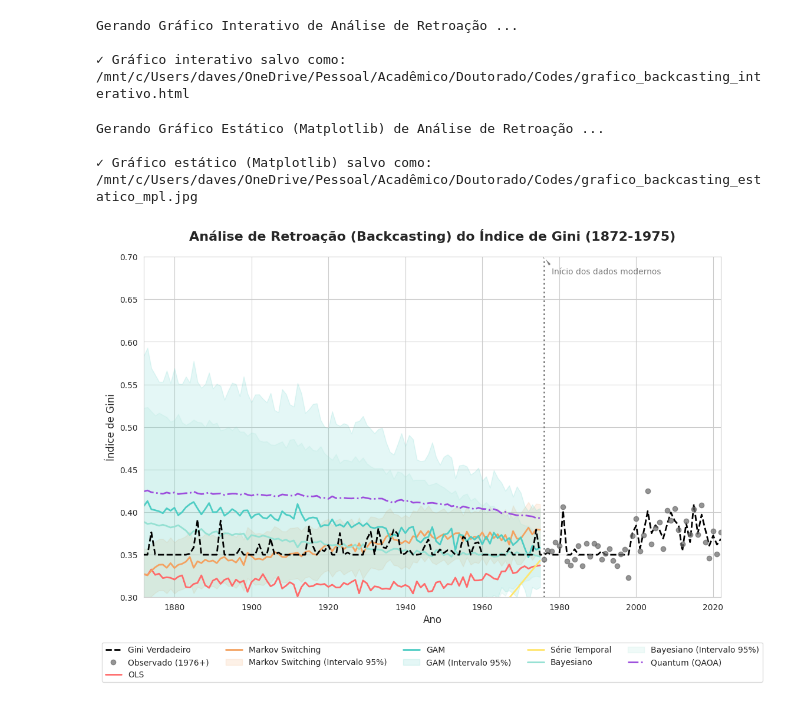
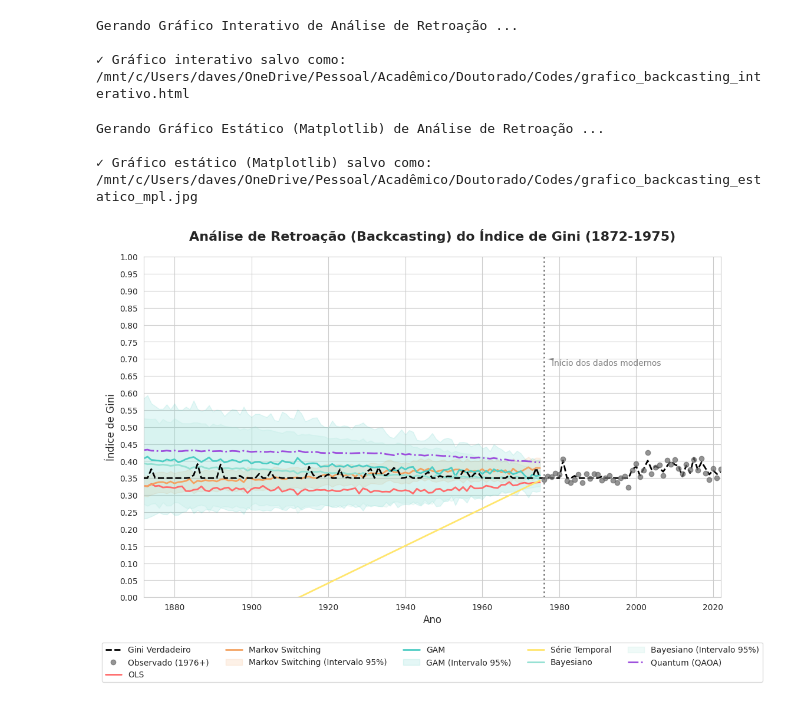
Before and after one commit to davescordova/Simulacao-de-backcasting, a Jupyter notebook: Simulação.ipynb, the cells around one changed output. Cells and saved outputs as stored; diff of their text form; code cells hidden in the pictures.

```diff
--- a/Simulação.ipynb
+++ b/Simulação.ipynb
@@ -1153,7 +1152,7 @@ Gerando Gráfico Interativo de Análise de Retroação ...
 ✓ Gráfico interativo salvo como: /mnt/c/Users/daves/OneDrive/Pessoal/Acadêmico/Doutorado/Codes/grafico_backcasting_interativo.html
 # %%
 # ===========================
-# 9.a VISUALIZAÇÃO (GRÁFICO ESTÁTICO com Matplotlib/Seaborn)
+# 9.a VISUALIZAÇÃO (GRÁFICO ESTÁTICO)
 # ===========================
 
 print("\nGerando Gráfico Estático (Matplotlib) de Análise de Retroação ...")
@@ -1276,7 +1275,7 @@ ax.set_ylabel('Índice de Gini', fontsize=12)
 
 # Limites dos Eixos (Ranges)
 ax.set_xlim(df['Ano'].min(), df['Ano'].max())
-ax.set_ylim(0.3, 0.7)
+ax.set_ylim(0, 1)
 
 # Ajustar ticks dos eixos (opcional, mas melhora a leitura)
 ax.xaxis.set_major_locator(mtick.MultipleLocator(20)) # Ticks a cada 20 anos
@@ -1315,31 +1314,31 @@ base_filename = 'grafico_backcasting_estatico_mpl.jpg'
 if not os.path.exists(output_directory):
     os.makedirs(output_directory)
     print(f"Diretório criado: {output_directory}")
 
 save_filename = os.path.join(output_directory, base_filename)
 
 try:
     # Salvando em JPG com 1200 DPI
     # bbox_inches='tight' garante que a legenda (mesmo fora do eixo) seja incluída
     fig.savefig(
         save_filename,
         format='jpg',
         dpi=1200,
         bbox_inches='tight'
     )
 
     print(f"\n✓ Gráfico estático (Matplotlib) salvo como: {save_filename}")
 
 except Exception as e:
     print(f"\nOcorreu um erro inesperado ao salvar a imagem (Matplotlib): {e}")
 
 # Exibe o gráfico no notebook (opcional)
 plt.show()
 
 # Fecha a figura para liberar memória
 plt.close(fig)
 # %% [output]
 Gerando Gráfico Estático (Matplotlib) de Análise de Retroação ...
 
 ✓ Gráfico estático (Matplotlib) salvo como: /mnt/c/Users/daves/OneDrive/Pessoal/Acadêmico/Doutorado/Codes/grafico_backcasting_estatico_mpl.jpg
-[figure, old version]
+[figure, new version]
```
Also changed, not shown: parts of 7 cells of this notebook, 2 other files.
